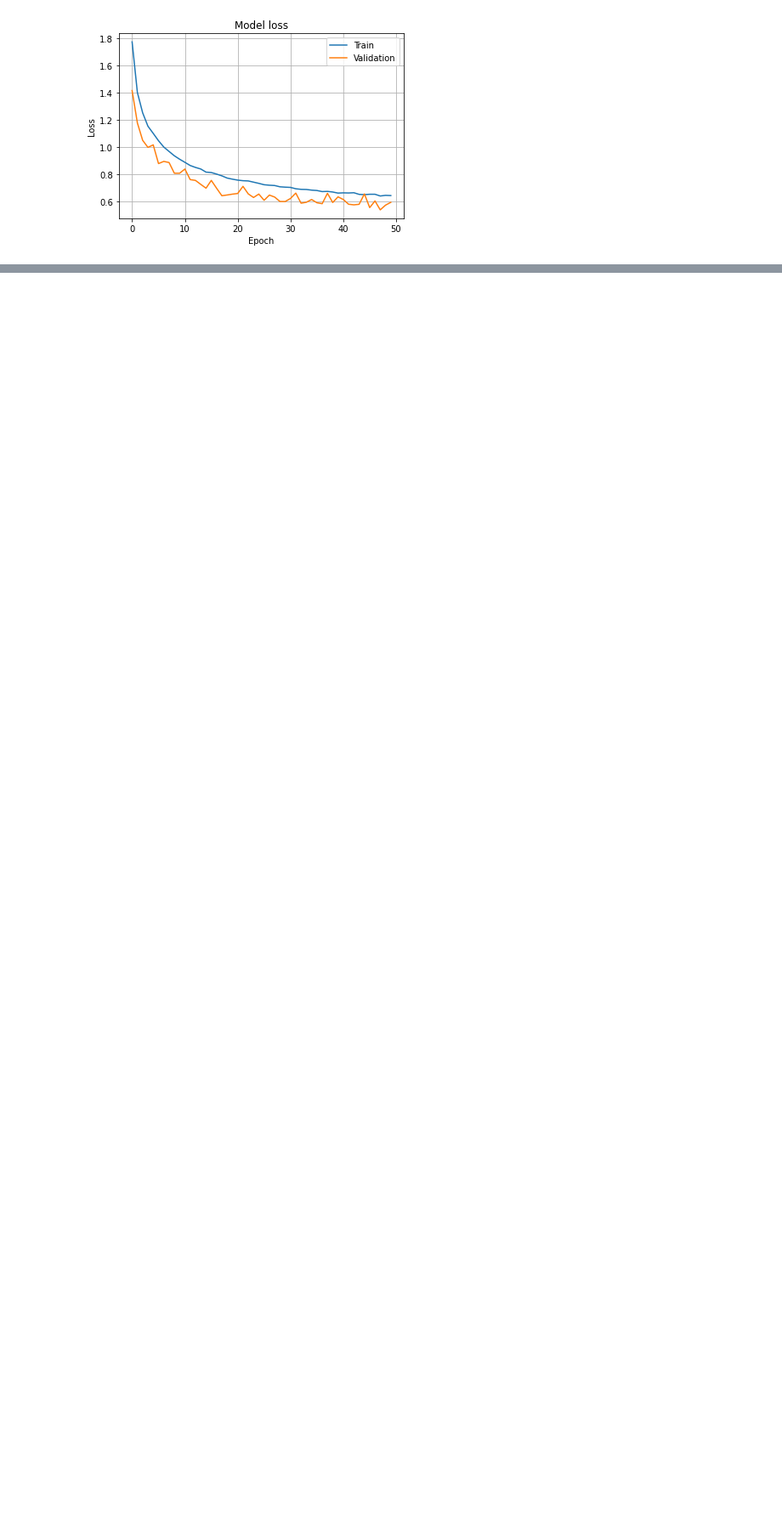
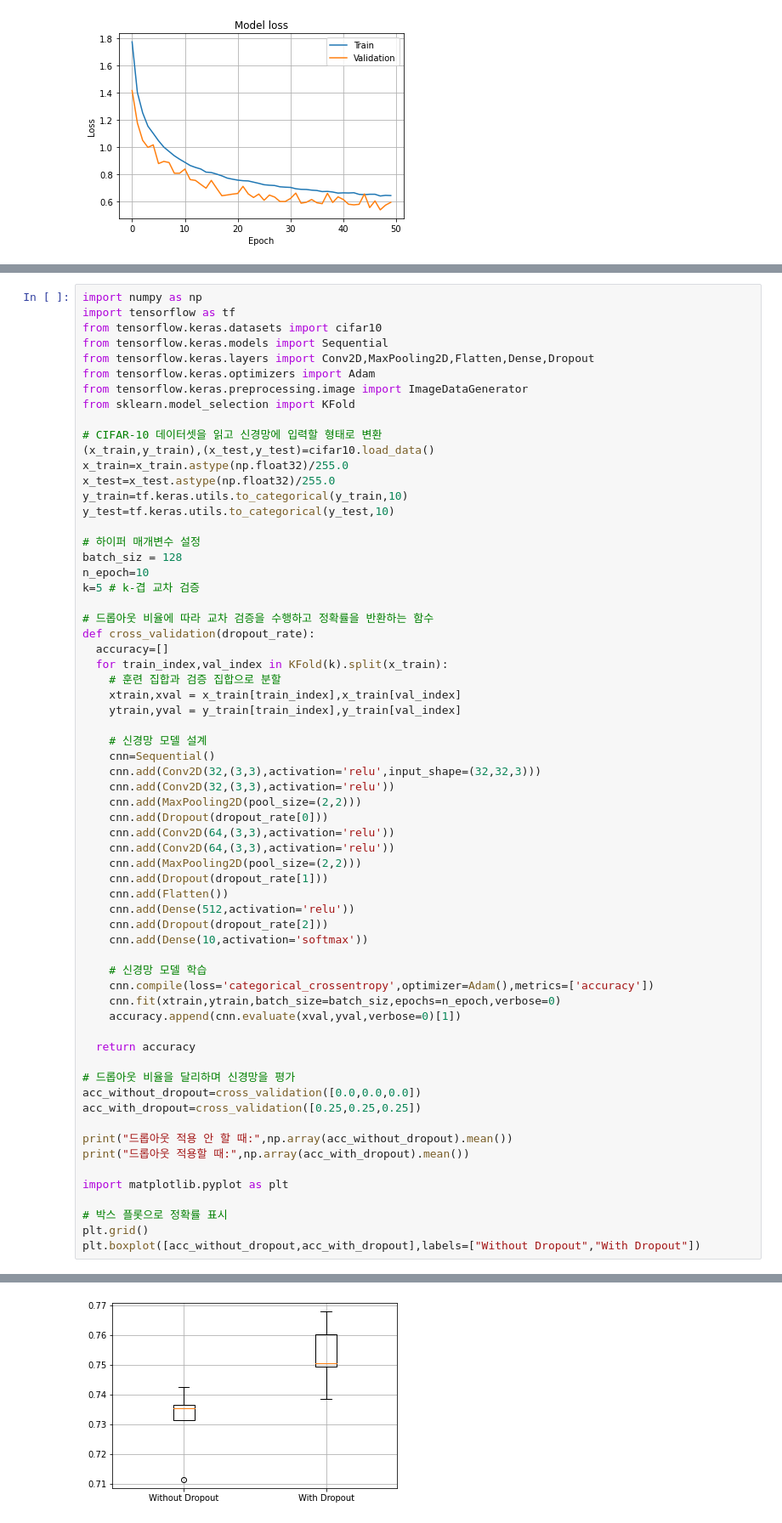
Before and after one commit to hassung/AI-with-Python, a Jupyter notebook: Chapter 6/Chapter 06.ipynb, the cells around one changed output, grey strips where cells are left out. Shown at 85% size. Cells and saved outputs as stored; diff of their text form; blank space fills up the shorter version.

```diff
--- a/Chapter 6/Chapter 06.ipynb
+++ b/Chapter 6/Chapter 06.ipynb
@@ -598,0 +601,65 @@ Epoch 50/50
+# %%
+import numpy as np
+import tensorflow as tf
+from tensorflow.keras.datasets import cifar10
+from tensorflow.keras.models import Sequential
+from tensorflow.keras.layers import Conv2D,MaxPooling2D,Flatten,Dense,Dropout
+from tensorflow.keras.optimizers import Adam
+from tensorflow.keras.preprocessing.image import ImageDataGenerator
+from sklearn.model_selection import KFold
+
+# CIFAR-10 데이터셋을 읽고 신경망에 입력할 형태로 변환
+(x_train,y_train),(x_test,y_test)=cifar10.load_data()
+x_train=x_train.astype(np.float32)/255.0
+x_test=x_test.astype(np.float32)/255.0
+y_train=tf.keras.utils.to_categorical(y_train,10)
+y_test=tf.keras.utils.to_categorical(y_test,10)
+
+# 하이퍼 매개변수 설정
+batch_siz = 128
+n_epoch=10
+k=5 # k-겹 교차 검증
+
+# 드롭아웃 비율에 따라 교차 검증을 수행하고 정확률을 반환하는 함수
+def cross_validation(dropout_rate):
+  accuracy=[]
+  for train_index,val_index in KFold(k).split(x_train):
+    # 훈련 집합과 검증 집합으로 분할
+    xtrain,xval = x_train[train_index],x_train[val_index]
+    ytrain,yval = y_train[train_index],y_train[val_index]
+
+    # 신경망 모델 설계
+    cnn=Sequential()
+    cnn.add(Conv2D(32,(3,3),activation='relu',input_shape=(32,32,3)))
+    cnn.add(Conv2D(32,(3,3),activation='relu'))
+    cnn.add(MaxPooling2D(pool_size=(2,2)))
+    cnn.add(Dropout(dropout_rate[0]))
+    cnn.add(Conv2D(64,(3,3),activation='relu'))
+    cnn.add(Conv2D(64,(3,3),activation='relu'))
+    cnn.add(MaxPooling2D(pool_size=(2,2)))
+    cnn.add(Dropout(dropout_rate[1]))
+    cnn.add(Flatten())
+    cnn.add(Dense(512,activation='relu'))
+    cnn.add(Dropout(dropout_rate[2]))
+    cnn.add(Dense(10,activation='softmax'))
+
+    # 신경망 모델 학습
+    cnn.compile(loss='categorical_crossentropy',optimizer=Adam(),metrics=['accuracy'])
+    cnn.fit(xtrain,ytrain,batch_size=batch_siz,epochs=n_epoch,verbose=0)
+    accuracy.append(cnn.evaluate(xval,yval,verbose=0)[1])
+
+  return accuracy
+
+# 드롭아웃 비율을 달리하며 신경망을 평가
+acc_without_dropout=cross_validation([0.0,0.0,0.0])
+acc_with_dropout=cross_validation([0.25,0.25,0.25])
+
+print("드롭아웃 적용 안 할 때:",np.array(acc_without_dropout).mean())
+print("드롭아웃 적용할 때:",np.array(acc_with_dropout).mean())
+
+import matplotlib.pyplot as plt
+
+# 박스 플롯으로 정확률 표시
+plt.grid()
+plt.boxplot([acc_without_dropout,acc_with_dropout],labels=["Without Dropout","With Dropout"])
+# %% [output]
@@ -598,0 +683 @@ Epoch 50/50
+[figure, added]
```
Also changed, not shown: parts of 8 cells of this notebook.
